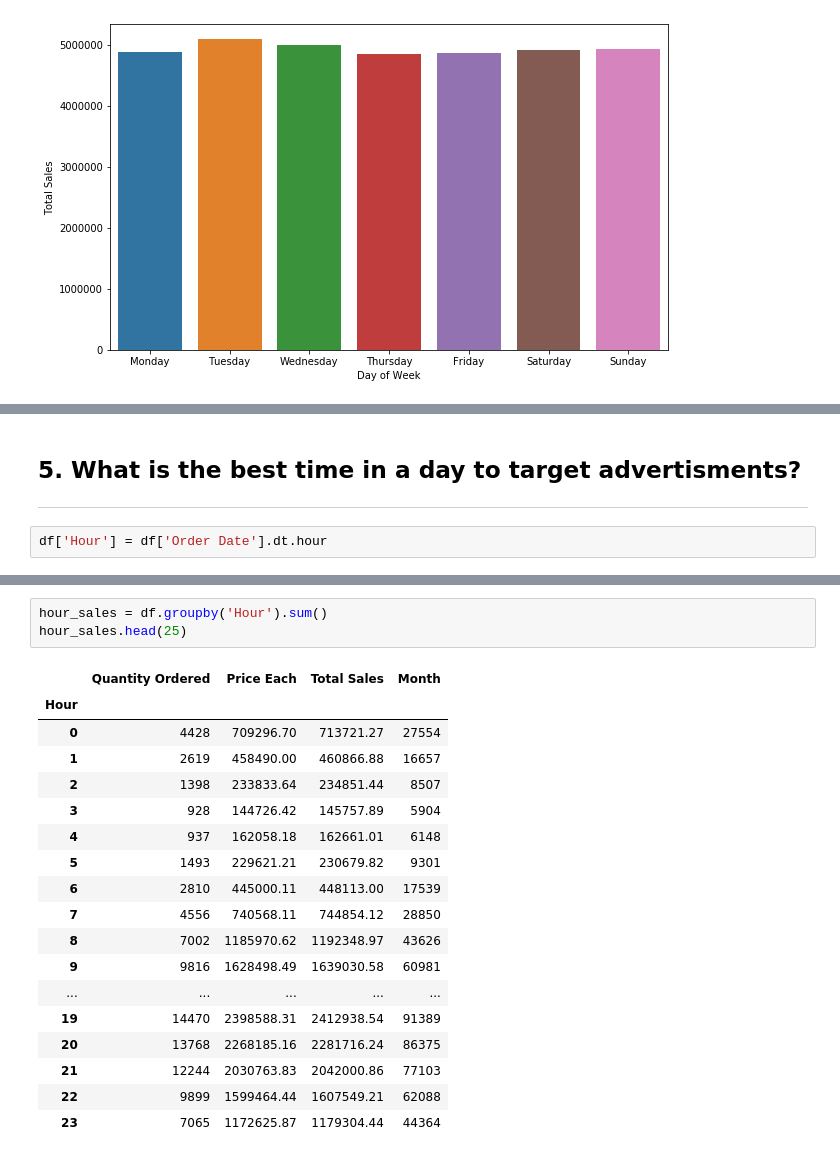
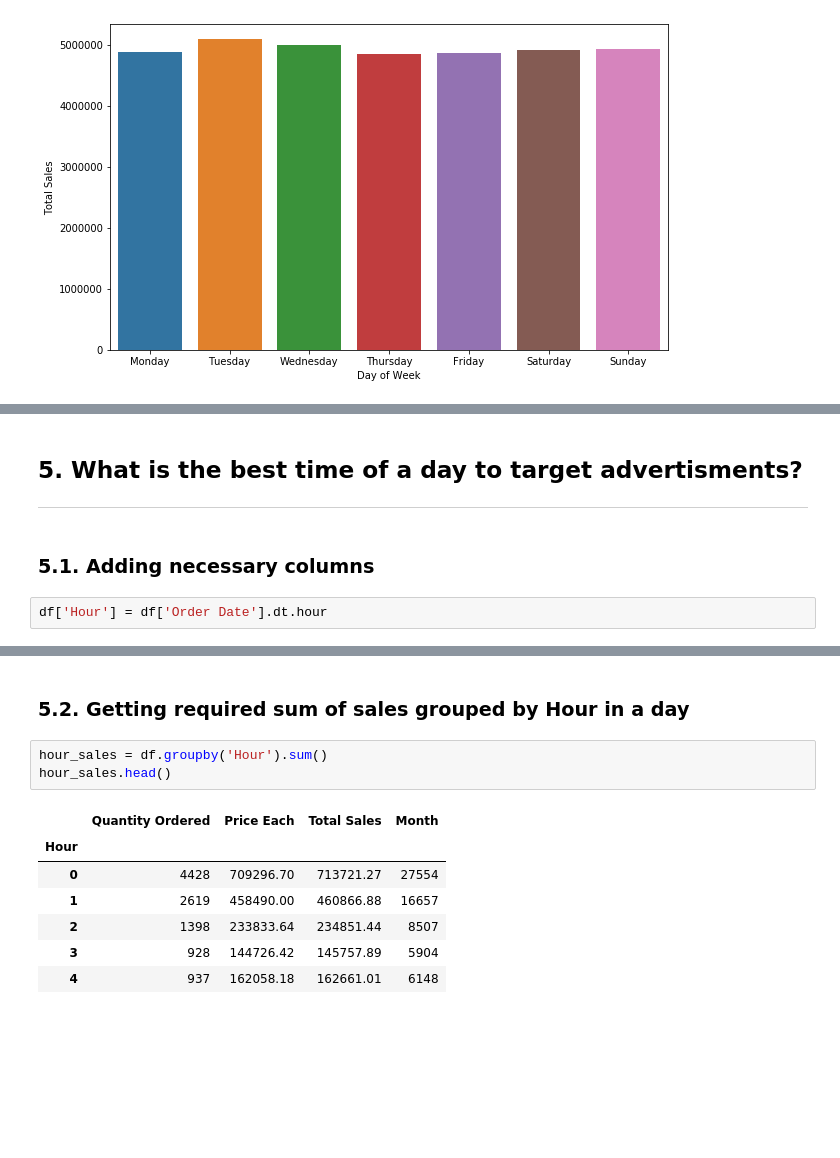
Before and after one commit to shivpalsinhrana/sales-analytics, a Jupyter notebook: Sales_Analytics.ipynb, the cells around one changed output, grey strips where cells are left out. Drawn from its saved outputs; the diff is of its cells as text; blank space fills up the shorter version.

```diff
--- a/Sales_Analytics.ipynb
+++ b/Sales_Analytics.ipynb
@@ -361,7 +384,9 @@ sns.barplot(y='Total Sales', x='Day of Week', data = weekday_sales)
 # %% [markdown]
-## 5. What is the best time in a day to target advertisments?
+## 5. What is the best time of a day to target advertisments?
 
 ____
+# %% [markdown]
+### 5.1. Adding necessary columns
 # %%
 df['Hour'] = df['Order Date'].dt.hour
 # %%
@@ -373,25 +398,16 @@ df.head()
 | 3 | 176560 | Google Phone | 1 | 600.00 | 2019-04-12 14:38:00 | 669 Spruce St, Los Angeles, CA 90001 | 600.00 | 4 | ... |
 | 4 | 176560 | Wired Headphones | 1 | 11.99 | 2019-04-12 14:38:00 | 669 Spruce St, Los Angeles, CA 90001 | 11.99 | 4 | ... |
 | 5 | 176561 | Wired Headphones | 1 | 11.99 | 2019-04-30 09:27:00 | 333 8th St, Los Angeles, CA 90001 | 11.99 | 4 | ... |
+# %% [markdown]
+### 5.2. Getting required sum of sales grouped by Hour in a day
 # %%
 hour_sales = df.groupby('Hour').sum()
-hour_sales.head(25)
+hour_sales.head()
 # %% [output]
 |  | Quantity Ordered | Price Each | Total Sales | Month |
 | Hour |  |  |  |  |
 | 0 | 4428 | 709296.70 | 713721.27 | 27554 |
 | 1 | 2619 | 458490.00 | 460866.88 | 16657 |
 | 2 | 1398 | 233833.64 | 234851.44 | 8507 |
 | 3 | 928 | 144726.42 | 145757.89 | 5904 |
 | 4 | 937 | 162058.18 | 162661.01 | 6148 |
-| 5 | 1493 | 229621.21 | 230679.82 | 9301 |
-| 6 | 2810 | 445000.11 | 448113.00 | 17539 |
-| 7 | 4556 | 740568.11 | 744854.12 | 28850 |
-| 8 | 7002 | 1185970.62 | 1192348.97 | 43626 |
-| 9 | 9816 | 1628498.49 | 1639030.58 | 60981 |
-| ... | ... | ... | ... | ... |
-| 19 | 14470 | 2398588.31 | 2412938.54 | 91389 |
-| 20 | 13768 | 2268185.16 | 2281716.24 | 86375 |
-| 21 | 12244 | 2030763.83 | 2042000.86 | 77103 |
-| 22 | 9899 | 1599464.44 | 1607549.21 | 62088 |
-| 23 | 7065 | 1172625.87 | 1179304.44 | 44364 |
```
Also changed, not shown: parts of 15 cells of this notebook.
